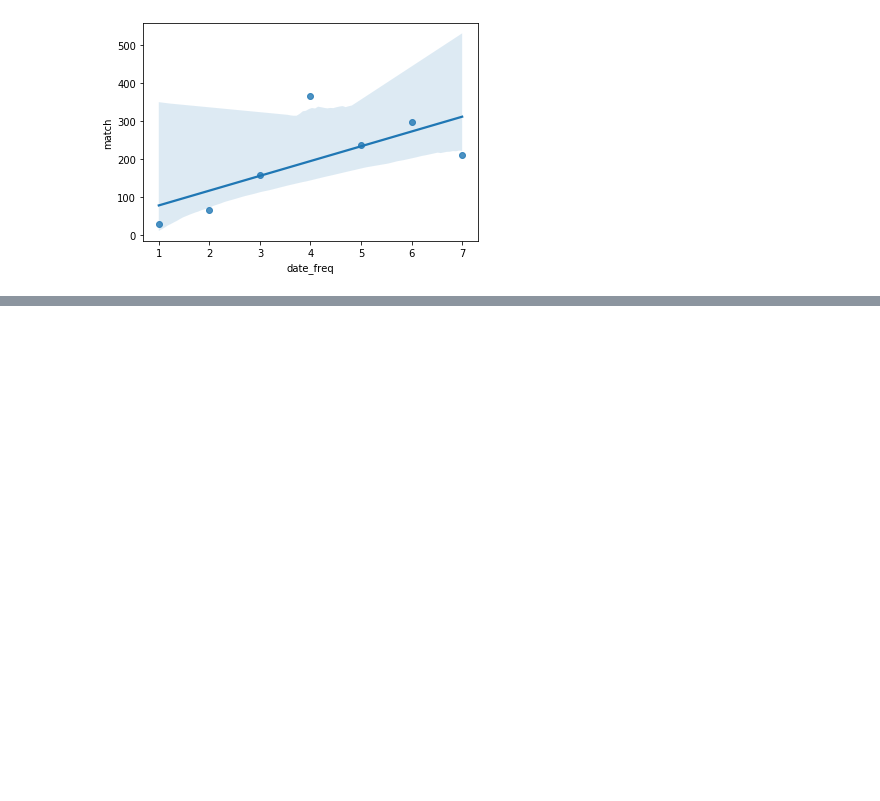
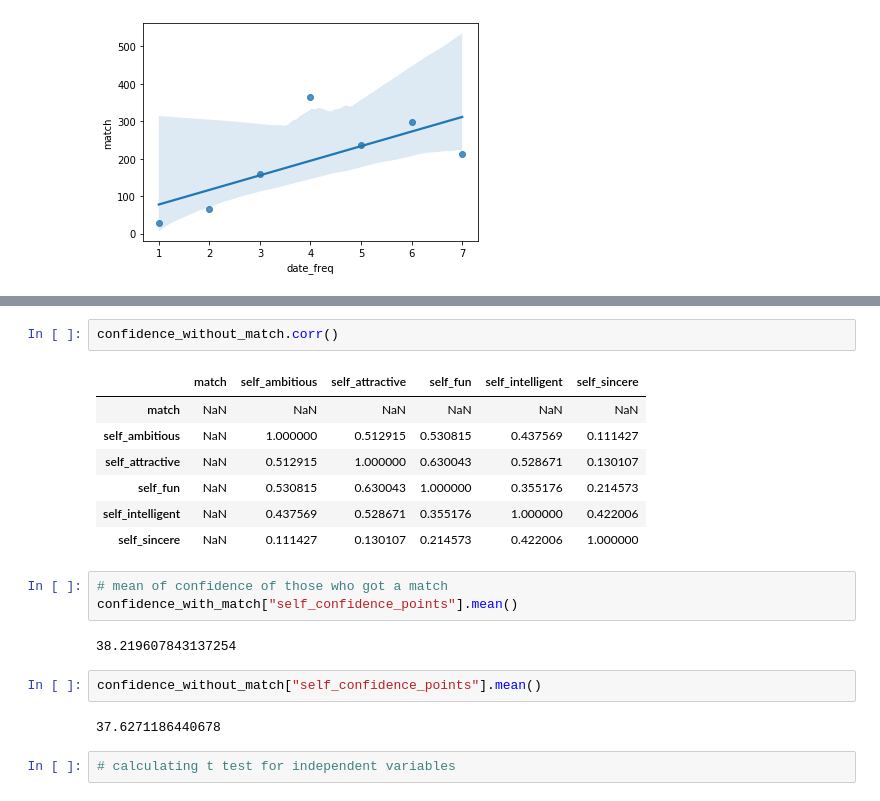
Before and after one commit to anafrs/Project-Week-4, a Jupyter notebook: your-project/Date speeding - data analysis.ipynb, the cells around one changed output, grey strips where cells are left out. Drawn from its saved outputs; the diff is of its cells as text; blank space fills up the shorter version.

```diff
--- a/your-project/Date speeding - data analysis.ipynb
+++ b/your-project/Date speeding - data analysis.ipynb
@@ -299,0 +371,21 @@ sns.regplot(x="date_freq", y="match", data = date_freq_match)
+# %%
+confidence_without_match.corr()
+# %% [output]
+|  | match | self_ambitious | self_attractive | self_fun | self_intelligent | self_sincere |
+| match | NaN | NaN | NaN | NaN | NaN | NaN |
+| self_ambitious | NaN | 1.000000 | 0.512915 | 0.530815 | 0.437569 | 0.111427 |
+| self_attractive | NaN | 0.512915 | 1.000000 | 0.630043 | 0.528671 | 0.130107 |
+| self_fun | NaN | 0.530815 | 0.630043 | 1.000000 | 0.355176 | 0.214573 |
+| self_intelligent | NaN | 0.437569 | 0.528671 | 0.355176 | 1.000000 | 0.422006 |
+| self_sincere | NaN | 0.111427 | 0.130107 | 0.214573 | 0.422006 | 1.000000 |
+# %%
+# mean of confidence of those who got a match
+confidence_with_match["self_confidence_points"].mean()
+# %% [output]
+38.219607843137254
+# %%
+confidence_without_match["self_confidence_points"].mean()
+# %% [output]
+37.6271186440678
+# %%
+# calculating t test for independent variables
```
Also changed, not shown: parts of 16 cells of this notebook.
